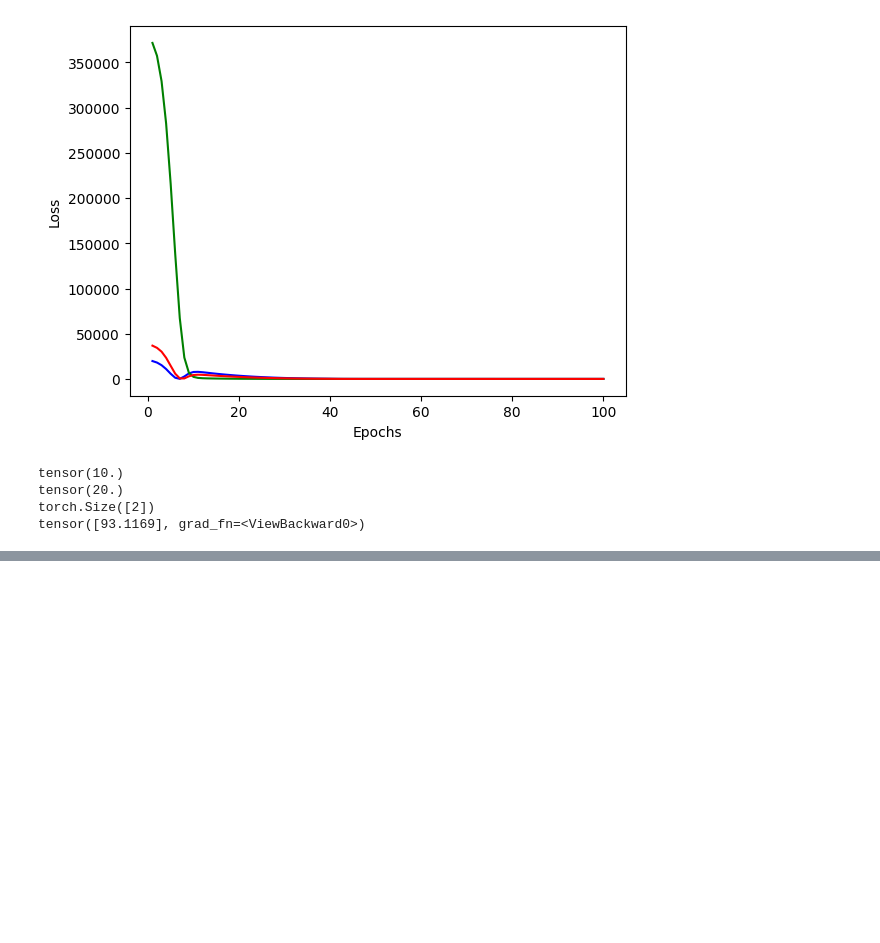
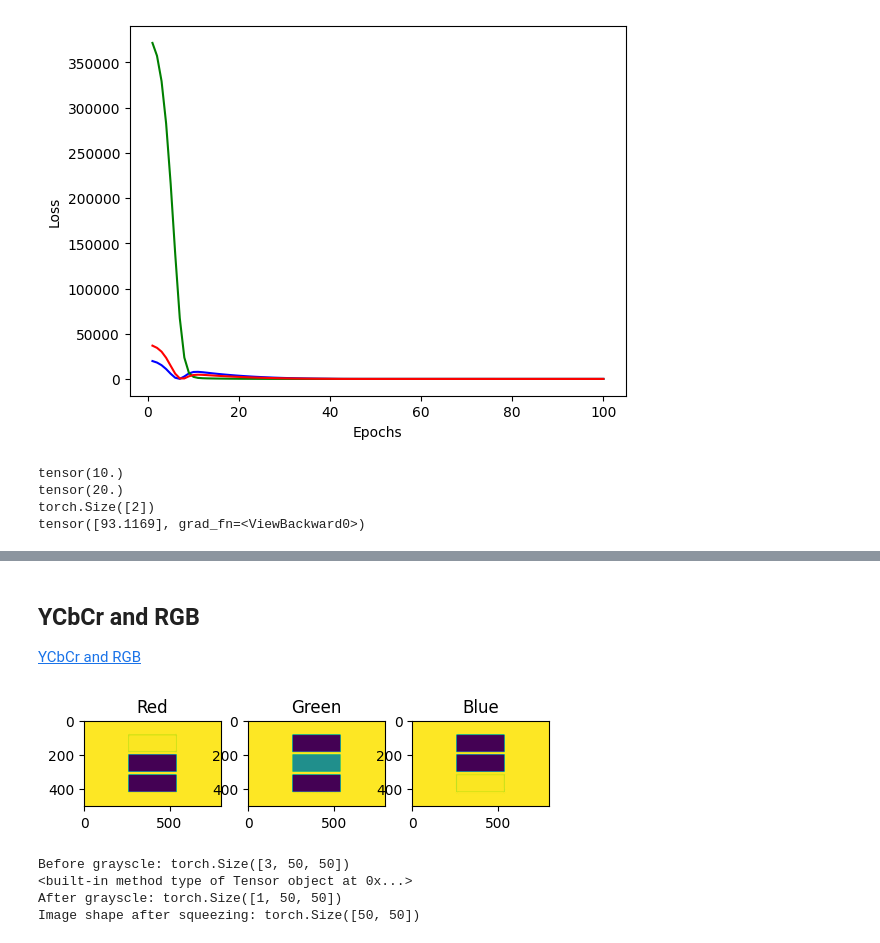
Before and after one commit to pauldebayan/CNN_Practice_1, a Jupyter notebook: 1_ANN_CNN.ipynb, the cells around one changed output, grey strips where cells are left out. Saved outputs shown, nothing was run; the diff lists cells and outputs as text; code cells hidden in the pictures; blank space fills up the shorter version.

Commit message:
CNN - working with grayscale images

```diff
--- a/1_ANN_CNN.ipynb
+++ b/1_ANN_CNN.ipynb
@@ -355,0 +350,37 @@ tensor([93.1169], grad_fn=<ViewBackward0>)
+# %% [markdown]
+## YCbCr and RGB
+<a href="https://www.youtube.com/watch?v=3dET-EoIMM8">YCbCr and RGB<a/>
+# %%
+# Getting R G B individually from a image
+rgb_img = read_image('./images/RGB.jpg')
+
+#red, green, blue = rgb_img # Can also be accessed with index no. - rgb_img[1]
+#axs[i].imshow(red)
+
+fig, axs = plt.subplots(1, 3, figsize=(6, 4))
+
+rgb_list = ['Red', 'Green', 'Blue']
+
+for i in range(len(rgb_list)):
+    axs[i].imshow(rgb_img[i]) # Getting the 3 channels separately
+    axs[i].set_title(rgb_list[i])
+# %% [output]
+[figure, added]
+# %%
+img = read_image('./images/turtle.jpg')
+
+print(f"Before grayscle: {img.shape}") # [3, 50, 50], Here 3 is channel
+print(img.type) # Its a Tensor type
+
+# RGB to Grayscale
+img = torchvision.transforms.functional.rgb_to_grayscale(img, 1)
+print(f"After grayscle: {img.shape}") # [3, 50, 50] -> [1, 50, 50]
+
+img = img.squeeze() # Removes channel - [1, W, H] -> [W, H], all input of size 1 removed
+
+print(f"Image shape after squeezing: {img.shape}")
+# %% [output]
+Before grayscle: torch.Size([3, 50, 50])
+<built-in method type of Tensor object at 0x...>
+After grayscle: torch.Size([1, 50, 50])
+Image shape after squeezing: torch.Size([50, 50])
```
Also changed, not shown: parts of 18 cells of this notebook, 8 other files.
